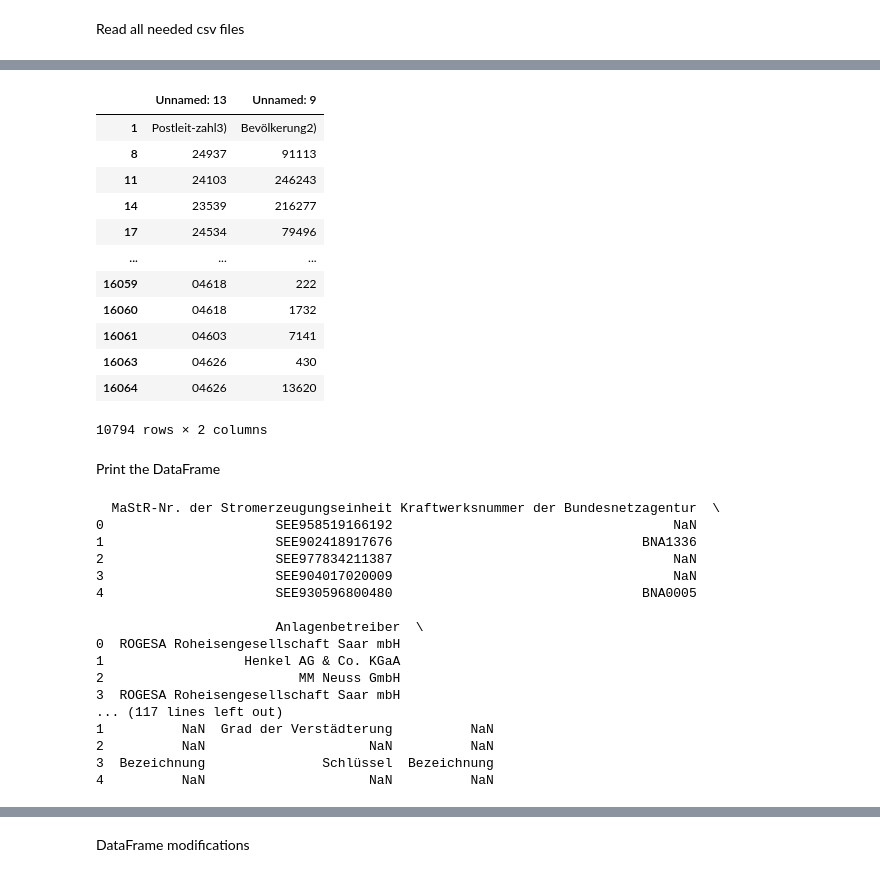
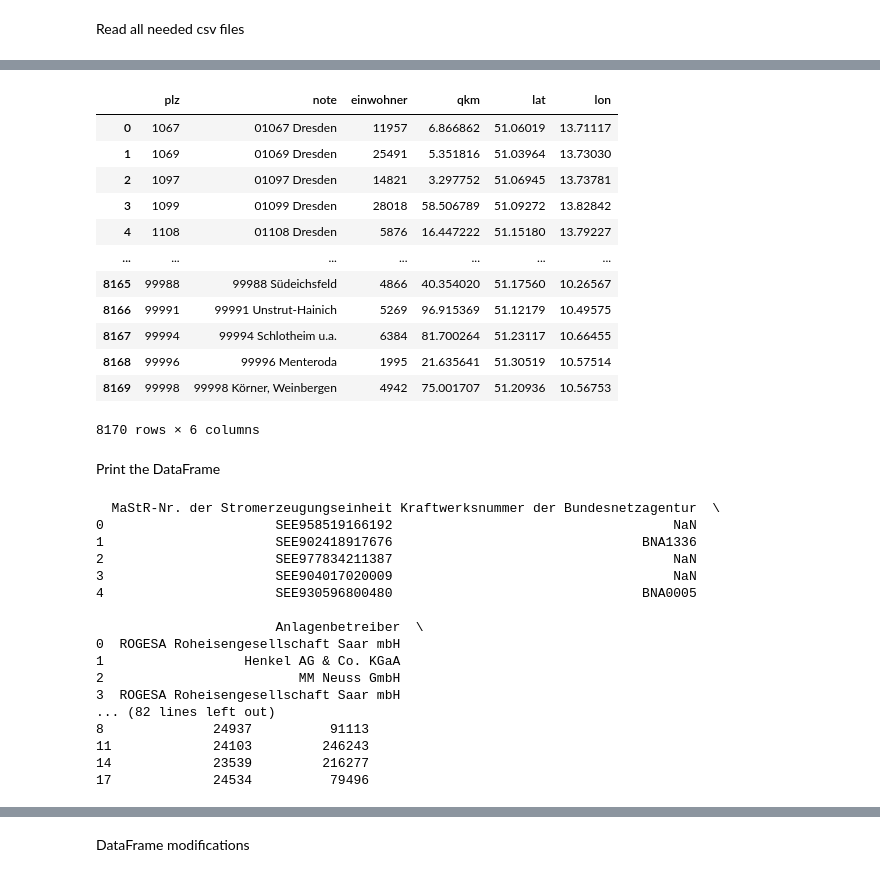
Before and after one commit to postmarone96/Deutschlands_Kraftwerken_Analyse, a Jupyter notebook: Bundesnetz_Agentur.ipynb, the cells around one changed output, grey strips where cells are left out. Cells and saved outputs as stored; diff of their text form; code cells hidden in the pictures.

```diff
--- a/Bundesnetz_Agentur.ipynb
+++ b/Bundesnetz_Agentur.ipynb
@@ -14,8 +14,6 @@ kwk = pd.read_excel('Kraftwerksliste_2022.xlsx',
                   header = 9,
                   nrows = 1816)
 #POPULATION
-#demographic = pd.read_excel('31122021_Auszug_GV.xlsx',
- #                         sheet_name = 'Onlineprodukt_Gemeinden',
-  #                        )
-
-kwk
+demo = pd.read_csv('plz_einwohner.csv')
+ #                   sheet_name = 'Onlineprodukt_Gemeinden',
+  #                  )
@@ -36,19 +20,18 @@ kwk
-# %%
-demographic = demographic[['Unnamed: 13','Unnamed: 9']]
-demographic.dropna()
-# %% [output]
-|  | Unnamed: 13 | Unnamed: 9 |
-| 1 | Postleit-zahl3) | Bevölkerung2) |
-| 8 | 24937 | 91113 |
-| 11 | 24103 | 246243 |
-| 14 | 23539 | 216277 |
-| 17 | 24534 | 79496 |
-| ... | ... | ... |
-| 16059 | 04618 | 222 |
-| 16060 | 04618 | 1732 |
-| 16061 | 04603 | 7141 |
-| 16063 | 04626 | 430 |
-| 16064 | 04626 | 13620 |
-10794 rows × 2 columns
+# %%
+demo
+# %% [output]
+|  | plz | note | einwohner | qkm | lat | lon |
+| 0 | 1067 | 01067 Dresden | 11957 | 6.866862 | 51.06019 | 13.71117 |
+| 1 | 1069 | 01069 Dresden | 25491 | 5.351816 | 51.03964 | 13.73030 |
+| 2 | 1097 | 01097 Dresden | 14821 | 3.297752 | 51.06945 | 13.73781 |
+| 3 | 1099 | 01099 Dresden | 28018 | 58.506789 | 51.09272 | 13.82842 |
+| 4 | 1108 | 01108 Dresden | 5876 | 16.447222 | 51.15180 | 13.79227 |
+| ... | ... | ... | ... | ... | ... | ... |
+| 8165 | 99988 | 99988 Südeichsfeld | 4866 | 40.354020 | 51.17560 | 10.26567 |
+| 8166 | 99991 | 99991 Unstrut-Hainich | 5269 | 96.915369 | 51.12179 | 10.49575 |
+| 8167 | 99994 | 99994 Schlotheim u.a. | 6384 | 81.700264 | 51.23117 | 10.66455 |
+| 8168 | 99996 | 99996 Menteroda | 1995 | 21.635641 | 51.30519 | 10.57514 |
+| 8169 | 99998 | 99998 Körner, Weinbergen | 4942 | 75.001707 | 51.20936 | 10.56753 |
+8170 rows × 6 columns
 # %% [markdown]
 Print the DataFrame
@@ -57,7 +42,7 @@ Print the DataFrame
 print(kwk.head())
 
 #POPULATION
-print(demographic.head())
+print(demo.head())
 # %% [output]
   MaStR-Nr. der Stromerzeugungseinheit Kraftwerksnummer der Bundesnetzagentur  \
 0                      SEE958519166192                                    NaN
@@ -71,8 +56,8 @@ print(demographic.head())
 1                  Henkel AG & Co. KGaA
 2                         MM Neuss GmbH
 3  ROGESA Roheisengesellschaft Saar mbH
-... (117 lines left out)
-1          NaN  Grad der Verstädterung          NaN
-2          NaN                     NaN          NaN
-3  Bezeichnung               Schlüssel  Bezeichnung
-4          NaN                     NaN          NaN
+... (82 lines left out)
+8              24937          91113
+11             24103         246243
+14             23539         216277
+17             24534          79496
```
Also changed, not shown: parts of 12 cells of this notebook, 2 other files.
